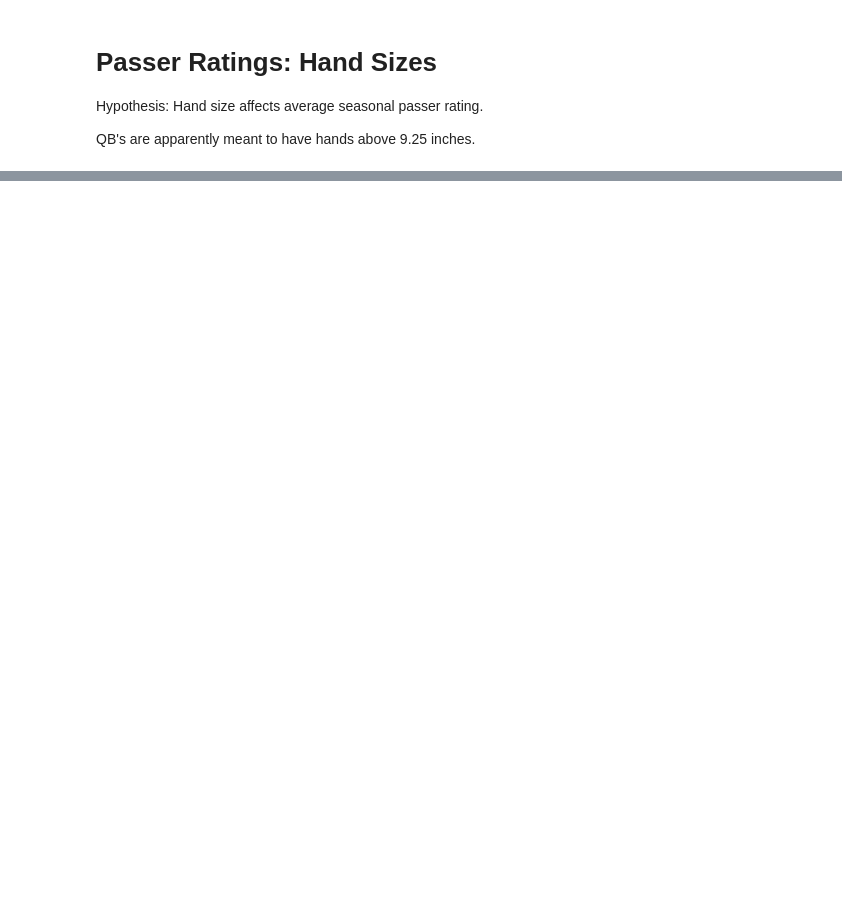
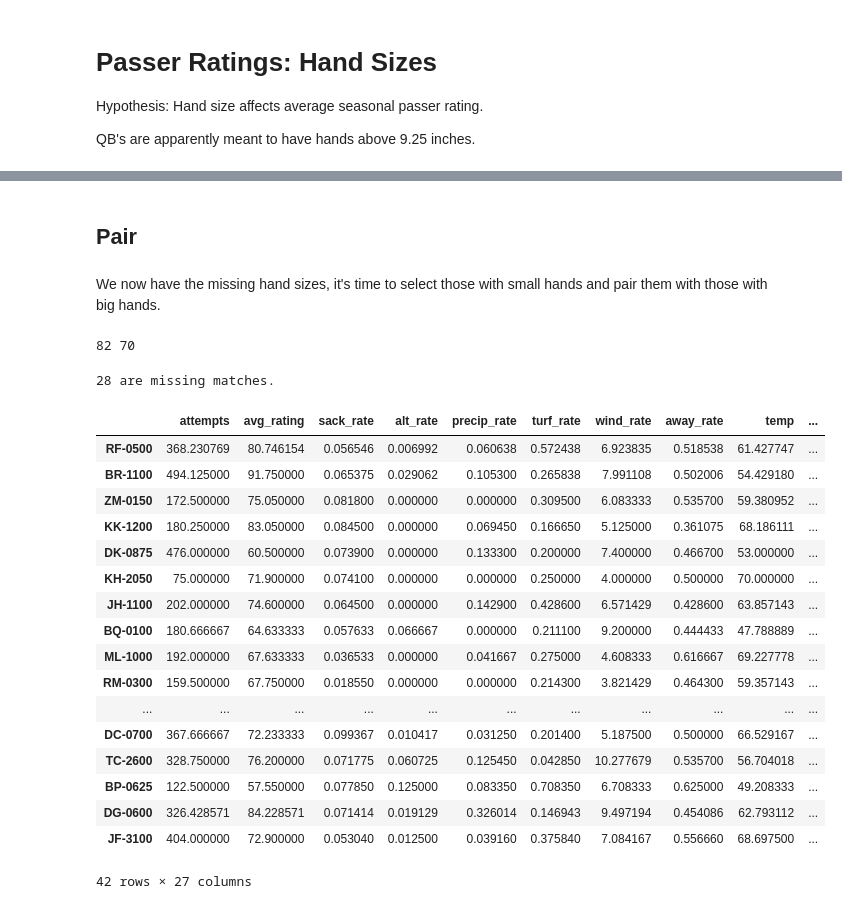
Before and after one commit to lewisbails/nfl-project, a Jupyter notebook: notebooks/quarterback_hands.ipynb, the cells around one changed output, grey strips where cells are left out. Drawn from its saved outputs; the diff is of its cells as text; code cells hidden in the pictures; blank space fills up the shorter version.

```diff
--- a/notebooks/quarterback_hands.ipynb
+++ b/notebooks/quarterback_hands.ipynb
@@ -90,0 +139,3 @@ missing.to_csv('missing_hands_scraped.csv')
+# %%
+df_clean = df.loc[:,['attempts','avg_rating','sack_rate','alt_rate','precip_rate','turf_rate','wind_rate','away_rate','temp','height','arm','start','hand']].reset_index()
+df_clean
@@ -90,0 +191,12 @@ missing.to_csv('missing_hands_scraped.csv')
+# %% [markdown]
+## Pair
+# %% [markdown]
+We now have the missing hand sizes, it's time to select those with small hands and pair them with those with big hands.
+# %%
+big = np.percentile(df_clean['hand'], q=66) # top 3rd
+small = np.percentile(df_clean['hand'], q=33) # bottom 3rd
+df_small = df_clean[df_clean['hand']<=small]
+df_big = df_clean[df_clean['hand']>=big]
+print(len(df_big),len(df_small))
+# %% [output]
+82 70
@@ -90,0 +222,33 @@ missing.to_csv('missing_hands_scraped.csv')
+# %%
+big_hands = {}
+for index, row in df_small.iterrows():
+    mask = get_mask(df_big, row)
+    df_choices = get_diff(df_big[mask],row).sort_values(['start_d','seasons_d','sack_rate_d','height_d','temp_d', 'away_rate_d'])
+    for i, choice in df_choices.iterrows():
+        if i not in big_hands:
+            choice['match_player'] = index
+            big_hands[i] = choice
+            break
+print(len(df_small)-len(big_hands), 'are missing matches.')
+df_bh = pd.DataFrame.from_dict(big_hands, orient='index')
+df_bh
+# %% [output]
+28 are missing matches.
+|  | attempts | avg_rating | sack_rate | alt_rate | precip_rate | turf_rate | wind_rate | away_rate | temp | ... |
+| RF-0500 | 368.230769 | 80.746154 | 0.056546 | 0.006992 | 0.060638 | 0.572438 | 6.923835 | 0.518538 | 61.427747 | ... |
+| BR-1100 | 494.125000 | 91.750000 | 0.065375 | 0.029062 | 0.105300 | 0.265838 | 7.991108 | 0.502006 | 54.429180 | ... |
+| ZM-0150 | 172.500000 | 75.050000 | 0.081800 | 0.000000 | 0.000000 | 0.309500 | 6.083333 | 0.535700 | 59.380952 | ... |
+| KK-1200 | 180.250000 | 83.050000 | 0.084500 | 0.000000 | 0.069450 | 0.166650 | 5.125000 | 0.361075 | 68.186111 | ... |
+| DK-0875 | 476.000000 | 60.500000 | 0.073900 | 0.000000 | 0.133300 | 0.200000 | 7.400000 | 0.466700 | 53.000000 | ... |
+| KH-2050 | 75.000000 | 71.900000 | 0.074100 | 0.000000 | 0.000000 | 0.250000 | 4.000000 | 0.500000 | 70.000000 | ... |
+| JH-1100 | 202.000000 | 74.600000 | 0.064500 | 0.000000 | 0.142900 | 0.428600 | 6.571429 | 0.428600 | 63.857143 | ... |
+| BQ-0100 | 180.666667 | 64.633333 | 0.057633 | 0.066667 | 0.000000 | 0.211100 | 9.200000 | 0.444433 | 47.788889 | ... |
+| ML-1000 | 192.000000 | 67.633333 | 0.036533 | 0.000000 | 0.041667 | 0.275000 | 4.608333 | 0.616667 | 69.227778 | ... |
+| RM-0300 | 159.500000 | 67.750000 | 0.018550 | 0.000000 | 0.000000 | 0.214300 | 3.821429 | 0.464300 | 59.357143 | ... |
+| ... | ... | ... | ... | ... | ... | ... | ... | ... | ... | ... |
+| DC-0700 | 367.666667 | 72.233333 | 0.099367 | 0.010417 | 0.031250 | 0.201400 | 5.187500 | 0.500000 | 66.529167 | ... |
+| TC-2600 | 328.750000 | 76.200000 | 0.071775 | 0.060725 | 0.125450 | 0.042850 | 10.277679 | 0.535700 | 56.704018 | ... |
+| BP-0625 | 122.500000 | 57.550000 | 0.077850 | 0.125000 | 0.083350 | 0.708350 | 6.708333 | 0.625000 | 49.208333 | ... |
+| DG-0600 | 326.428571 | 84.228571 | 0.071414 | 0.019129 | 0.326014 | 0.146943 | 9.497194 | 0.454086 | 62.793112 | ... |
+| JF-3100 | 404.000000 | 72.900000 | 0.053040 | 0.012500 | 0.039160 | 0.375840 | 7.084167 | 0.556660 | 68.697500 | ... |
+42 rows × 27 columns
```
Also changed, not shown: parts of 36 cells of this notebook, 4 other files.
